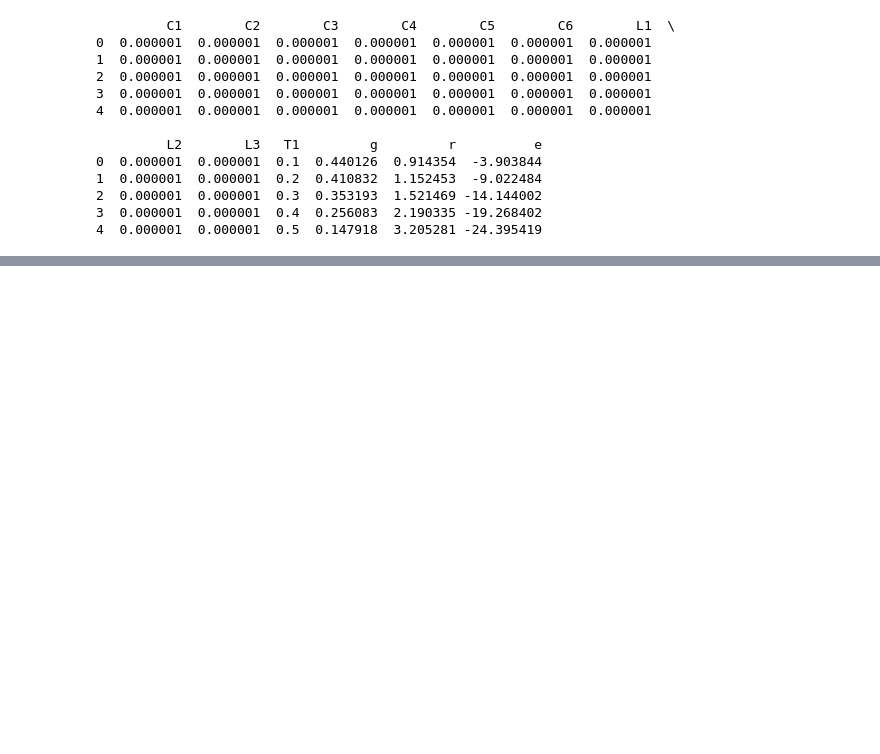
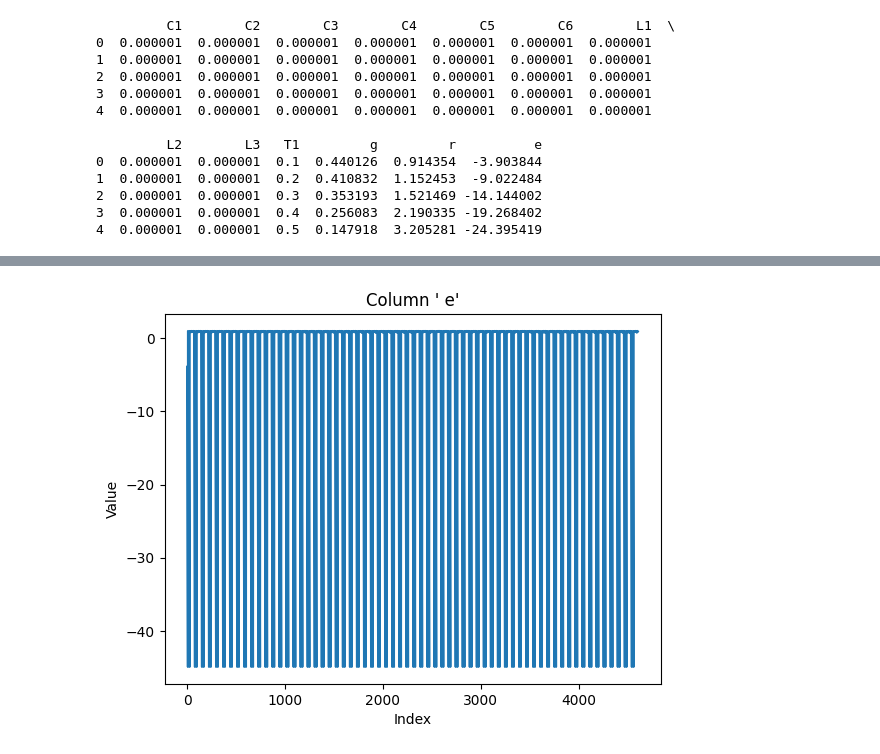
Before and after one commit to Psych17101/EngiOpt, a Jupyter notebook: tutorial_ann_tabular_regression.ipynb, the cells around one changed output, grey strips where cells are left out. Cells and saved outputs as stored; diff of their text form; code cells hidden in the pictures; blank space fills up the shorter version.

```diff
--- a/tutorial_ann_tabular_regression.ipynb
+++ b/tutorial_ann_tabular_regression.ipynb
@@ -518,0 +529,10 @@ print(df.head())
+# %%
+import matplotlib.pyplot as plt
+%matplotlib inline
+
+df[' e'].plot(kind='line', title="Column ' e'")
+plt.xlabel("Index")
+plt.ylabel("Value")
+plt.show()
+# %% [output]
+[figure, added]
```
Also changed, not shown: parts of 8 cells of this notebook, 2 other files.
